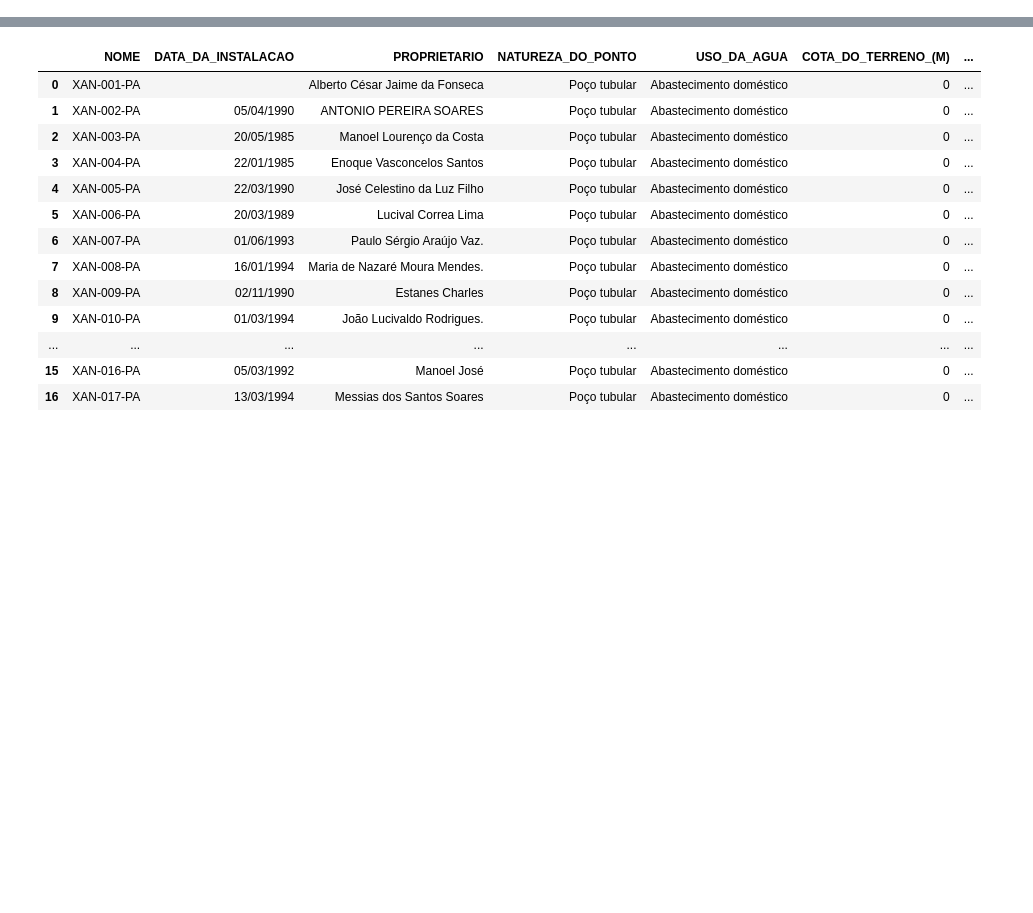
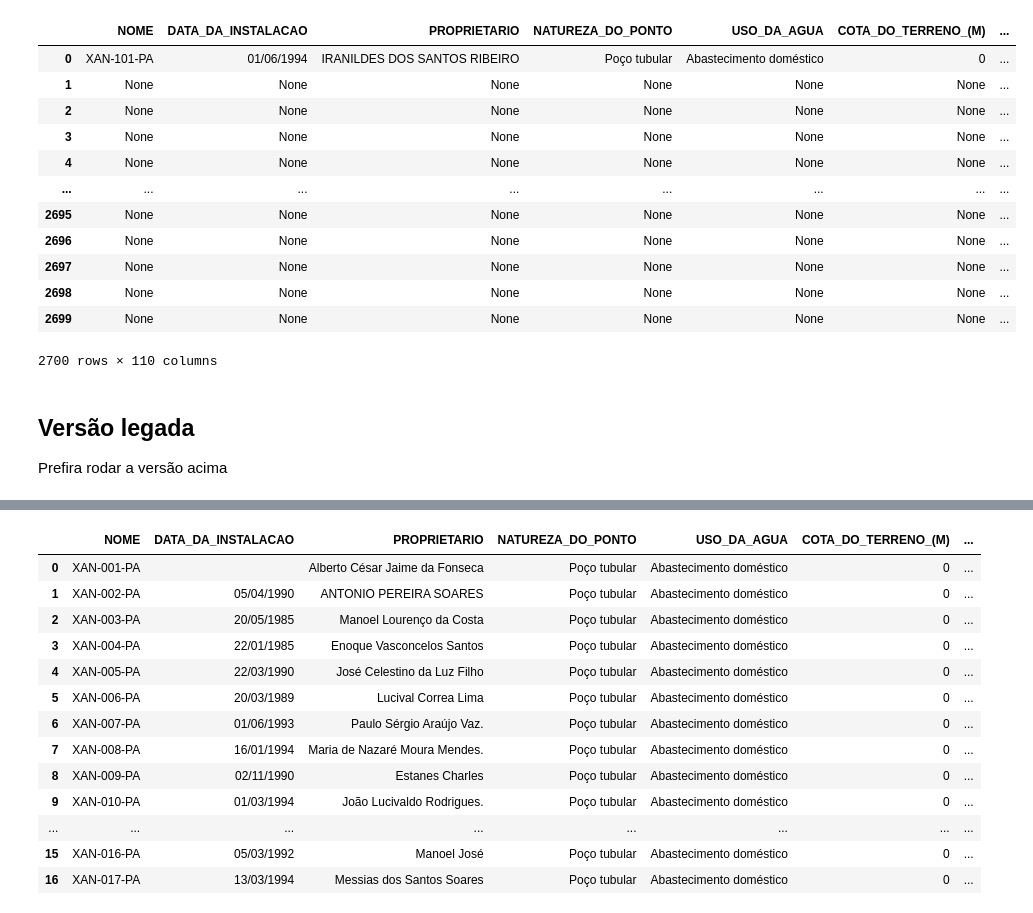
Before and after one commit to bessavagner/siagasdl, a Jupyter notebook: src/extrator.ipynb, the cells around one changed output, grey strips where cells are left out. Drawn from its saved outputs; the diff is of its cells as text; code cells hidden in the pictures; blank space fills up the shorter version.

```diff
--- a/src/extrator.ipynb
+++ b/src/extrator.ipynb
@@ -1 +320,32 @@
+# %%
+from pathlib import Path
+
+amostra = None
+for parquet_file in Path().glob('samples/*.parquet'):
+    if amostra is None:
+        amostra = pd.read_parquet(parquet_file)
+        continue
+    amostra = pd.concat([amostra, pd.read_parquet(parquet_file)])
+
+# resetando os índices (eles ficam repetidos)
+amostra = amostra.reset_index().iloc[:, 1:]
+amostra
+# %% [output]
+|  | NOME | DATA_DA_INSTALACAO | PROPRIETARIO | NATUREZA_DO_PONTO | USO_DA_AGUA | COTA_DO_TERRENO_(M) | ... |
+| 0 | XAN-101-PA | 01/06/1994 | IRANILDES DOS SANTOS RIBEIRO | Poço tubular | Abastecimento doméstico | 0 | ... |
+| 1 | None | None | None | None | None | None | ... |
+| 2 | None | None | None | None | None | None | ... |
+| 3 | None | None | None | None | None | None | ... |
+| 4 | None | None | None | None | None | None | ... |
+| ... | ... | ... | ... | ... | ... | ... | ... |
+| 2695 | None | None | None | None | None | None | ... |
+| 2696 | None | None | None | None | None | None | ... |
+| 2697 | None | None | None | None | None | None | ... |
+| 2698 | None | None | None | None | None | None | ... |
+| 2699 | None | None | None | None | None | None | ... |
+2700 rows × 110 columns
+# %% [markdown]
+## Versão legada
+
+<spac style="color: red;">Prefira rodar a versão acima</span>
 # %%
```
Also changed, not shown: parts of 9 cells of this notebook, 3 other files.
